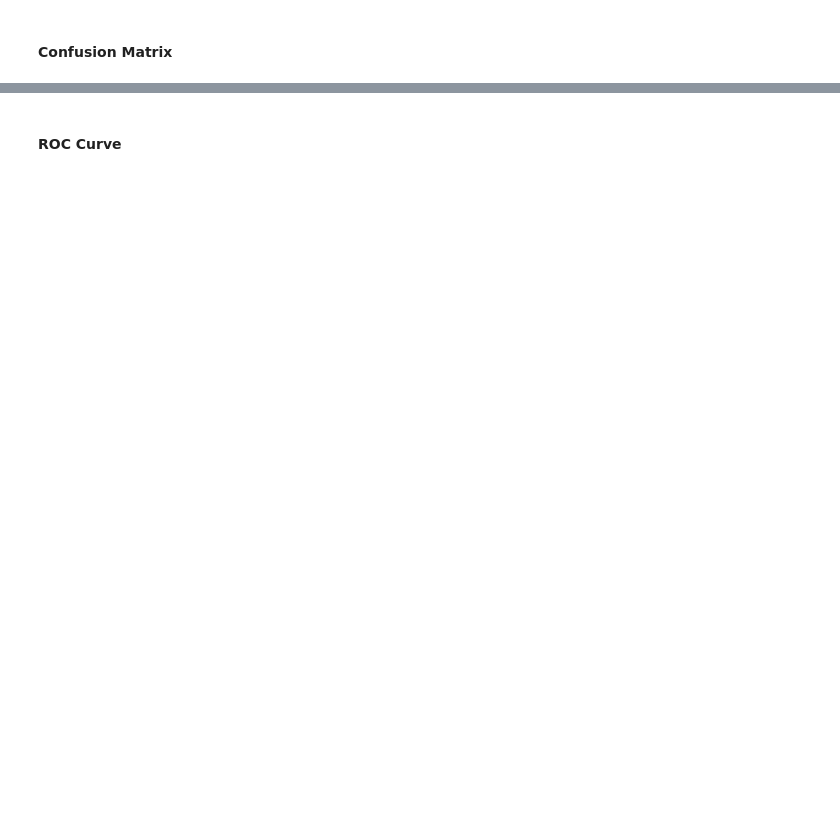
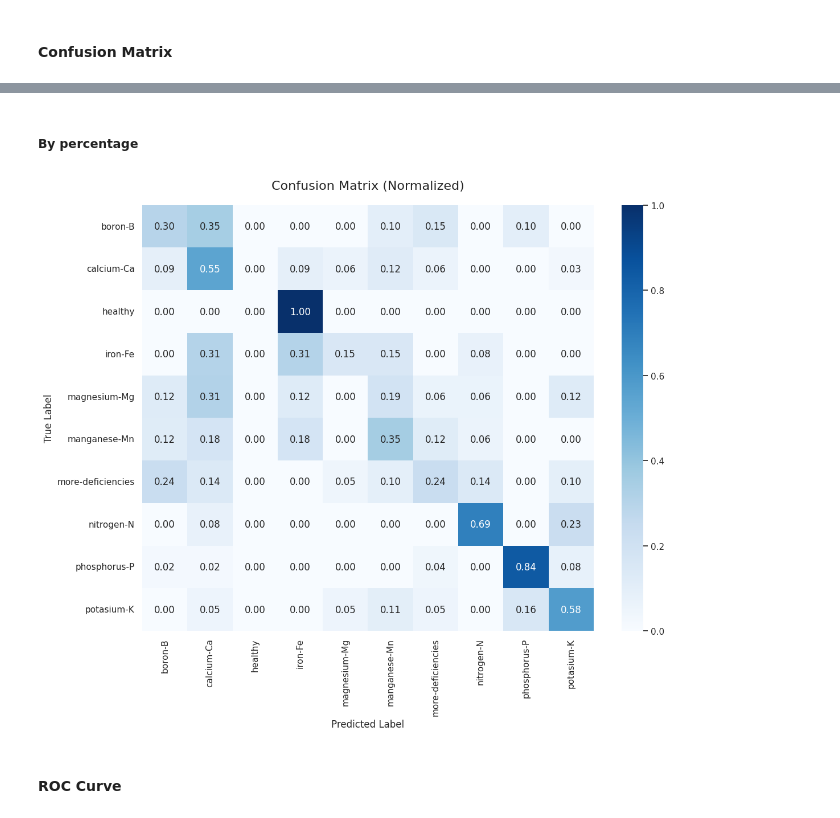
Before and after one commit to encars28/CoLeaf-CNN, a Jupyter notebook: main.ipynb, the cells around one changed output, grey strips where cells are left out. Drawn from its saved outputs; the diff is of its cells as text; code cells hidden in the pictures; blank space fills up the shorter version.

```diff
--- a/main.ipynb
+++ b/main.ipynb
@@ -560,3 +588,19 @@ plt.savefig(os.path.join(GRAPHS_OUTPUT, f"confusion_matrix_{MODEL_VERSION}.png")
+# %% [markdown]
+##### By percentage
+# %%
+plt.figure(figsize=(12, 10))
+cm_normalized = cm.astype('float') / cm.sum(axis=1)[:, np.newaxis]
+sns.heatmap(cm_normalized, annot=True, fmt='.2f', cmap='Blues', xticklabels=dataset.classes, yticklabels=dataset.classes, vmin=0, vmax=1)
+plt.title('Confusion Matrix (Normalized)', fontsize=16, pad=20)
+plt.ylabel('True Label', fontsize=12)
+plt.xlabel('Predicted Label', fontsize=12)
+plt.xticks(rotation=90)
+plt.yticks(rotation=0)
+plt.tight_layout()
+plt.savefig(os.path.join(GRAPHS_OUTPUT, f"confusion_matrix_normalized_{MODEL_VERSION}.png"))
+plt.show()
+# %% [output]
+[figure, added]
 # %% [markdown]
 #### ROC Curve
 # %%
```
Also changed, not shown: parts of 26 cells of this notebook, 33 other files.
